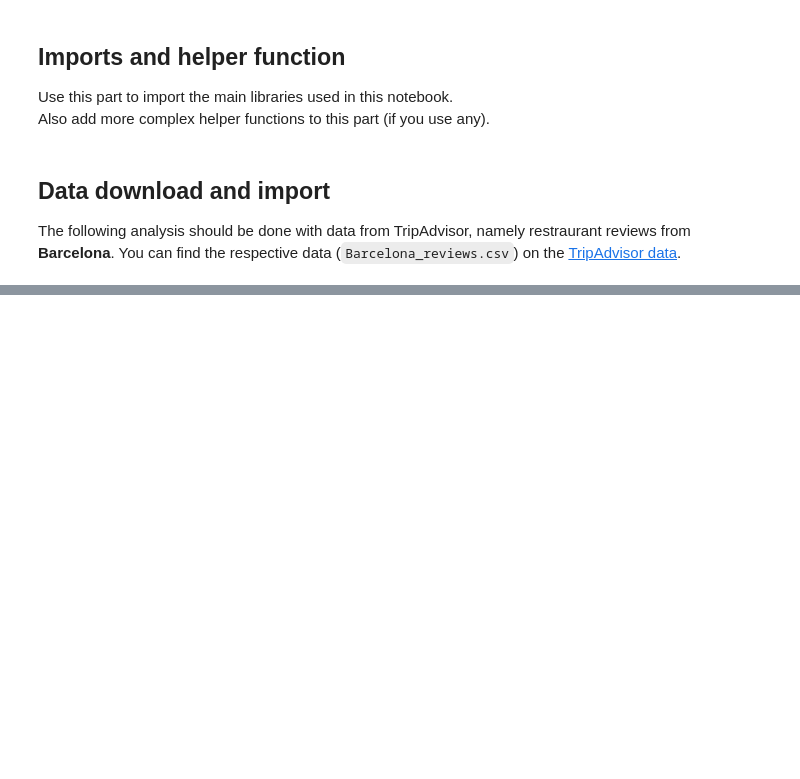
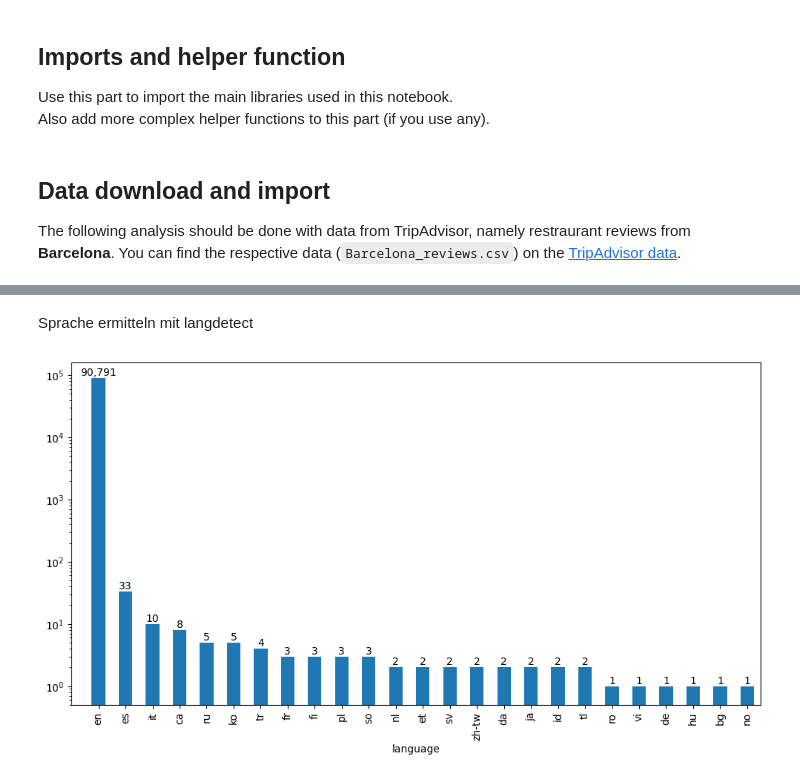
Before and after one commit to SanderTeb/DataScience, a Jupyter notebook: data_science_MMI_portfolio_03_sentiment_analysis_template.ipynb, the cells around one changed output, grey strips where cells are left out. Saved outputs shown, nothing was run; the diff lists cells and outputs as text; code cells hidden in the pictures; blank space fills up the shorter version.

```diff
--- a/data_science_MMI_portfolio_03_sentiment_analysis_template.ipynb
+++ b/data_science_MMI_portfolio_03_sentiment_analysis_template.ipynb
@@ -77,7 +85,7 @@ from tqdm.notebook import tqdm
 ## Data download and import
 The following analysis should be done with data from TripAdvisor, namely restraurant reviews from **Barcelona**. You can find the respective data (`Barcelona_reviews.csv`) on the [TripAdvisor data](https://zenodo.org/records/6583422).
 # %%
-filename = "../../../Data/TripAdvisor/Barcelona_reviews.csv"
-data = pd.read_csv(filename)
+filename = "data/Barcelona_reviews.csv"
+data = pd.read_csv(filename, low_memory=False)
 data = data.drop(["Unnamed: 0"], axis=1)
 data.head()
@@ -88,0 +122,4 @@ data.rating_review = data.rating_review.astype(int)
+# %%
+min_amount = data.rating_review.value_counts().min()
+# %%
+data_balanced = data.groupby('rating_review').sample(n=min_amount, random_state=0)
@@ -88,0 +136,2 @@ data.rating_review = data.rating_review.astype(int)
+# %% [markdown]
+Sprache ermitteln mit langdetect
@@ -88,0 +140,19 @@ data.rating_review = data.rating_review.astype(int)
+# %%
+data_balanced['language'] = data_balanced['review_full'].apply(detect)
+# %%
+ax =data_balanced.language.value_counts().plot(kind='bar', figsize=(12,6))
+ax.set_yscale('log')
+ax.axis(ymin=0.5,xmin=-1)
+
+for p in ax.patches:
+    height = p.get_height()
+    ax.text(
+        p.get_x() + p.get_width() / 2,
+        height,
+        f'{int(height):,}',
+        ha='center',
+        va='bottom',
+        fontsize=10
+    )
+# %% [output]
+[figure, added]
```
Also changed, not shown: parts of 37 cells of this notebook.
